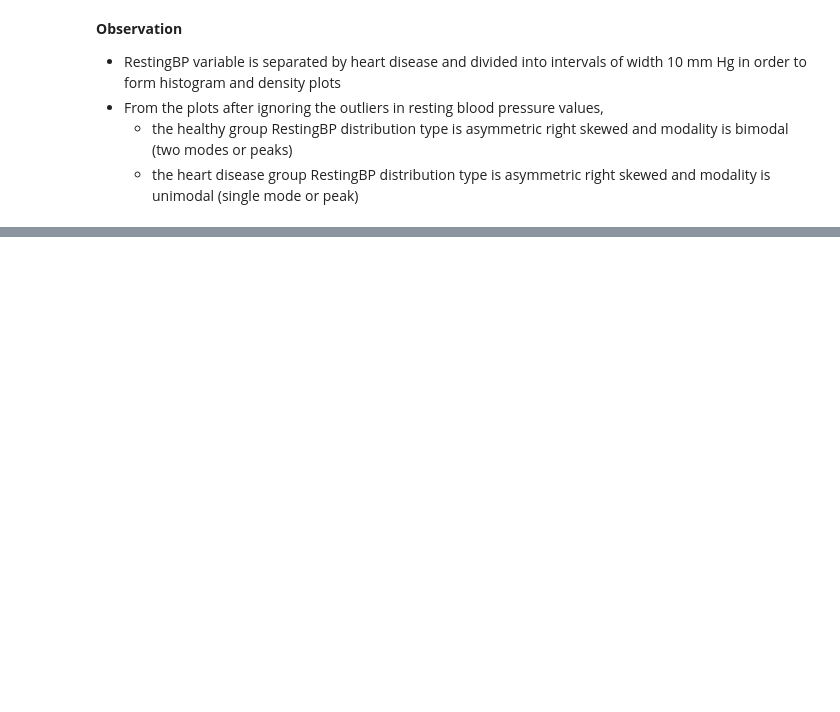
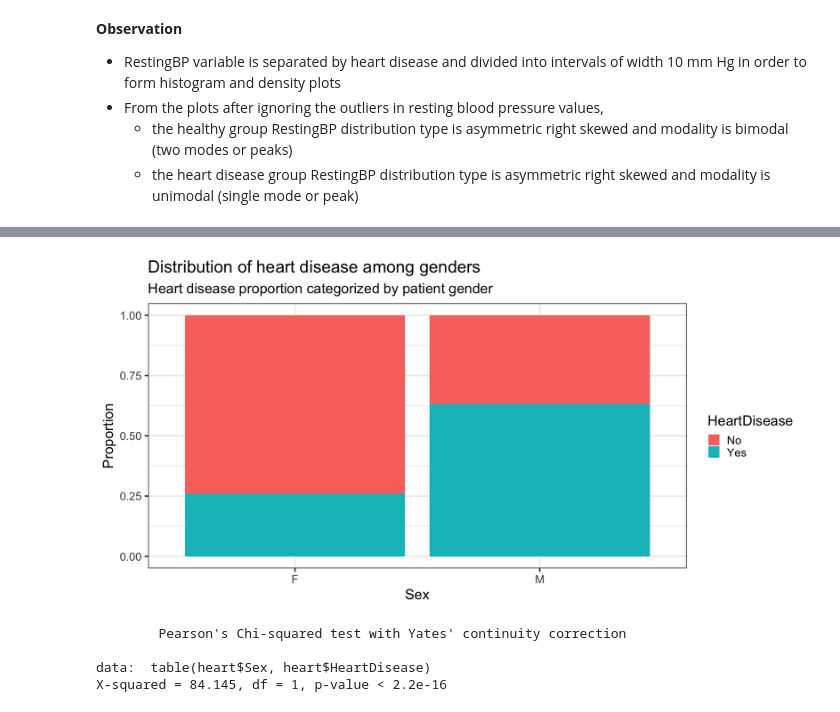
Before and after one commit to ppkgtmm/data-models, a Jupyter notebook: L4-5/Exercise.ipynb, the cells around one changed output, grey strips where cells are left out. Drawn from its saved outputs; the diff is of its cells as text; code cells hidden in the pictures; blank space fills up the shorter version.

```diff
--- a/L4-5/Exercise.ipynb
+++ b/L4-5/Exercise.ipynb
@@ -267,0 +159,19 @@ theme_bw(base_size = 20)
+# %%
+heart %>%
+ggplot(mapping = aes(x = Sex, fill = HeartDisease)) +
+geom_bar(position = 'fill') +
+ylab('Proportion') +
+ggtitle(
+    'Distribution of heart disease among genders',
+    subtitle = 'Heart disease proportion categorized by patient gender'
+) +
+theme_bw(base_size = 20)
+# %% [output]
+[figure, added]
+# %%
+chisq.test(table(heart$Sex, heart$HeartDisease))
+# %% [output]
+        Pearson's Chi-squared test with Yates' continuity correction
+
+data:  table(heart$Sex, heart$HeartDisease)
+X-squared = 84.145, df = 1, p-value < 2.2e-16
```
Also changed, not shown: parts of 14 cells of this notebook.
